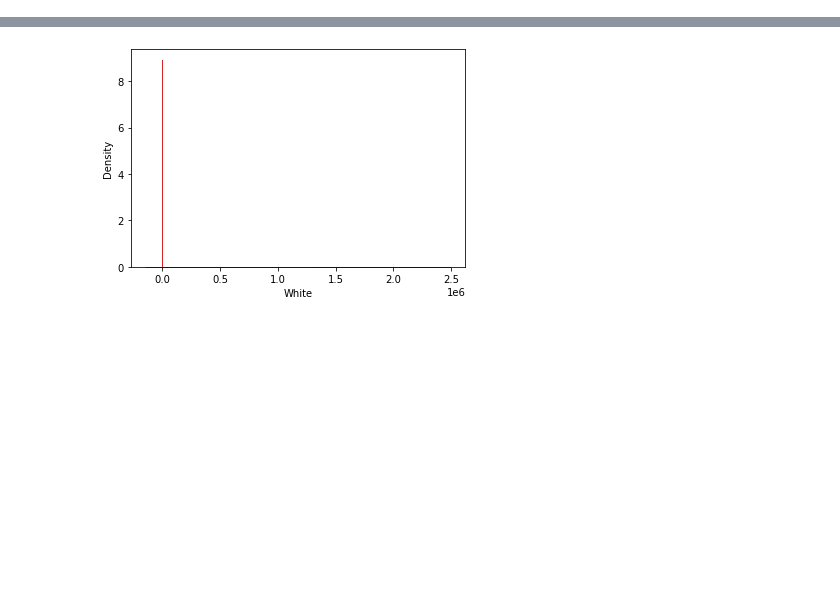
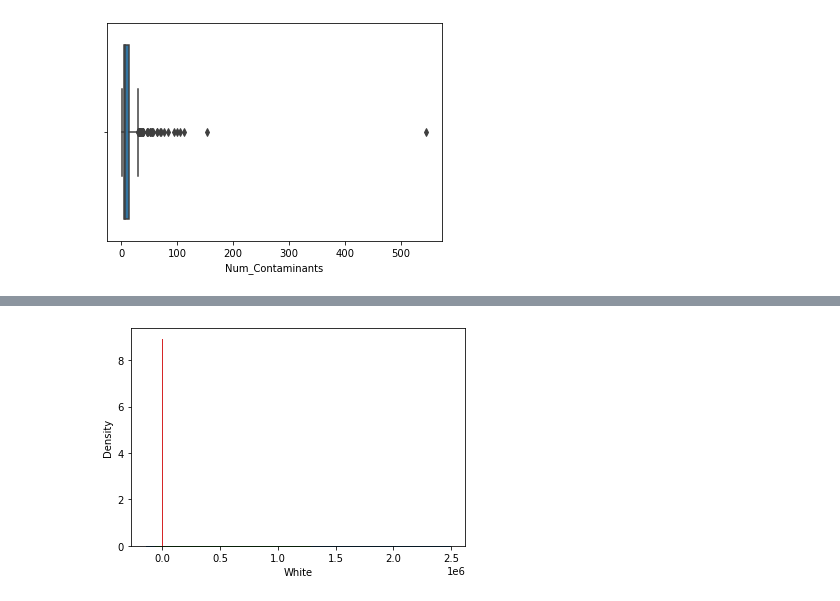
Before and after one commit to jonathantree/Water_Quality_Analysis, a Jupyter notebook: Census_Data_Cleaning/Demographic_Data_EDA.ipynb, the cells around one changed output, grey strips where cells are left out. Saved outputs shown, nothing was run; the diff lists cells and outputs as text; code cells hidden in the pictures; blank space fills up the shorter version.

```diff
--- a/Census_Data_Cleaning/Demographic_Data_EDA.ipynb
+++ b/Census_Data_Cleaning/Demographic_Data_EDA.ipynb
@@ -32,0 +97,5 @@ df.shape
+# %%
+sns.boxplot(x=cont_df['Num_Contaminants'])
+plt.show()
+# %% [output]
+[figure, added]
```
Also changed, not shown: parts of 54 cells of this notebook, 3 other files.
